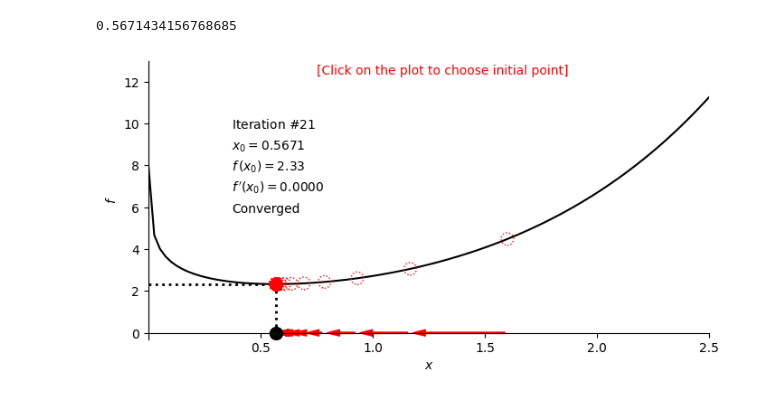
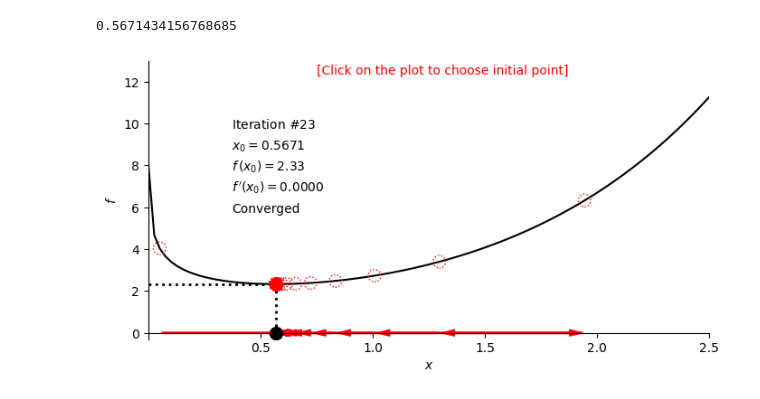
Before and after one commit to San-kalp/Maths-ML, a Jupyter notebook: Optimization Using Gradient Descent in One Variable/code.ipynb, the cells around one changed output. Saved outputs shown, nothing was run; the diff lists cells and outputs as text; code cells hidden in the pictures.

```diff
--- a/Optimization Using Gradient Descent in One Variable/code.ipynb
+++ b/Optimization Using Gradient Descent in One Variable/code.ipynb
@@ -25,16 +25,16 @@ print(gd)
 # %% [output]
 0.5671434156768685
 # %%
-num_iterations = 25; learning_rate = 0.1; x_initial = 1.6
+# num_iterations = 25; learning_rate = 0.1; x_initial = 1.6
 # num_iterations = 25; learning_rate = 0.3; x_initial = 1.6
 # num_iterations = 25; learning_rate = 0.5; x_initial = 1.6
 # num_iterations = 25; learning_rate = 0.04; x_initial = 1.6
 # num_iterations = 75; learning_rate = 0.04; x_initial = 1.6
-# num_iterations = 25; learning_rate = 0.1; x_initial = 0.05
+num_iterations = 25; learning_rate = 0.1; x_initial = 0.05
 # num_iterations = 25; learning_rate = 0.1; x_initial = 0.03
 # num_iterations = 25; learning_rate = 0.1; x_initial = 0.02
 
 gd_example_1 = gradient_descent_one_variable([0.001, 2.5], [-0.3, 13], f_of_x, dfdx,
                                    gradient_descent, num_iterations, learning_rate, x_initial, 0.0, [0.35, 9.5])
 # %% [output]
-[figure, old version]
+[figure, new version]
```
Also changed, not shown: parts of 3 cells of this notebook.
